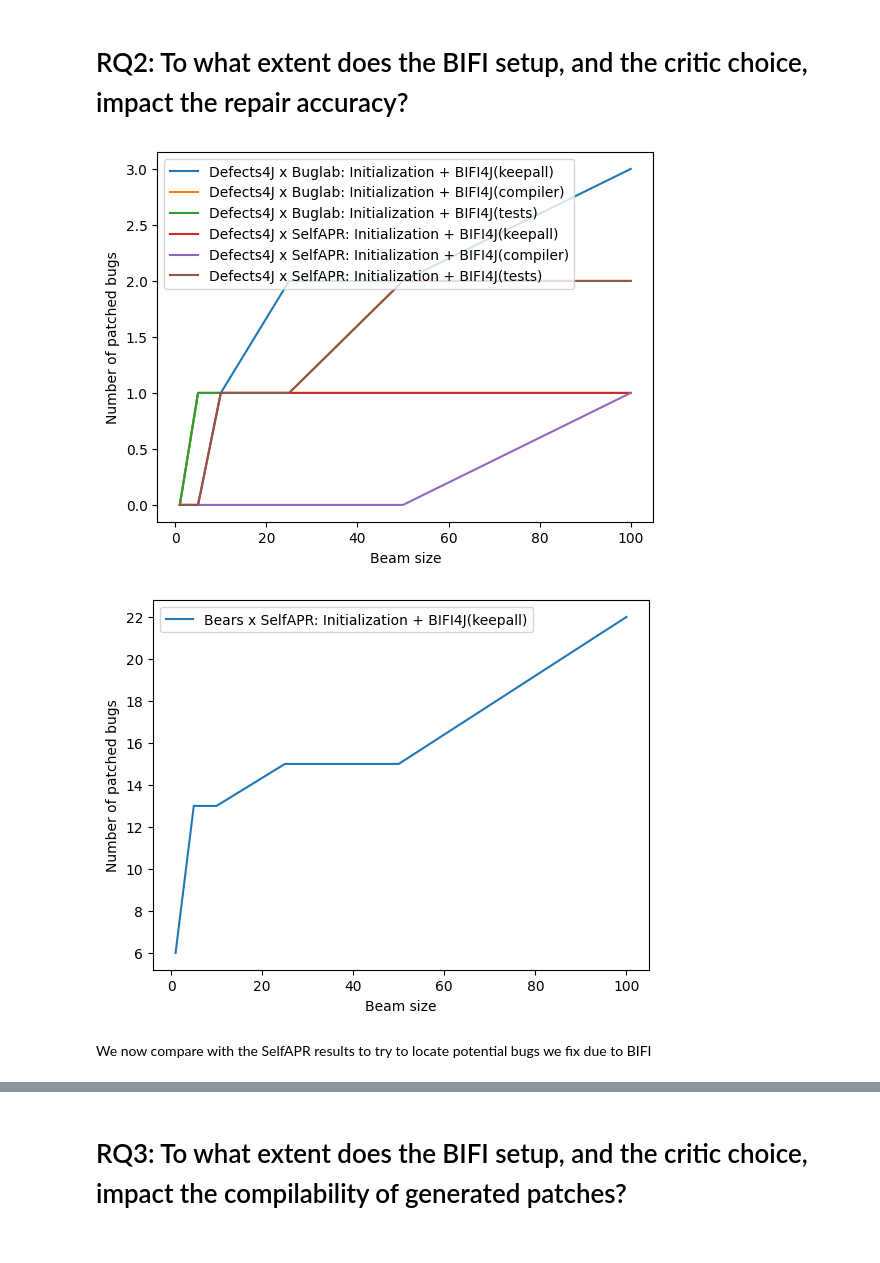
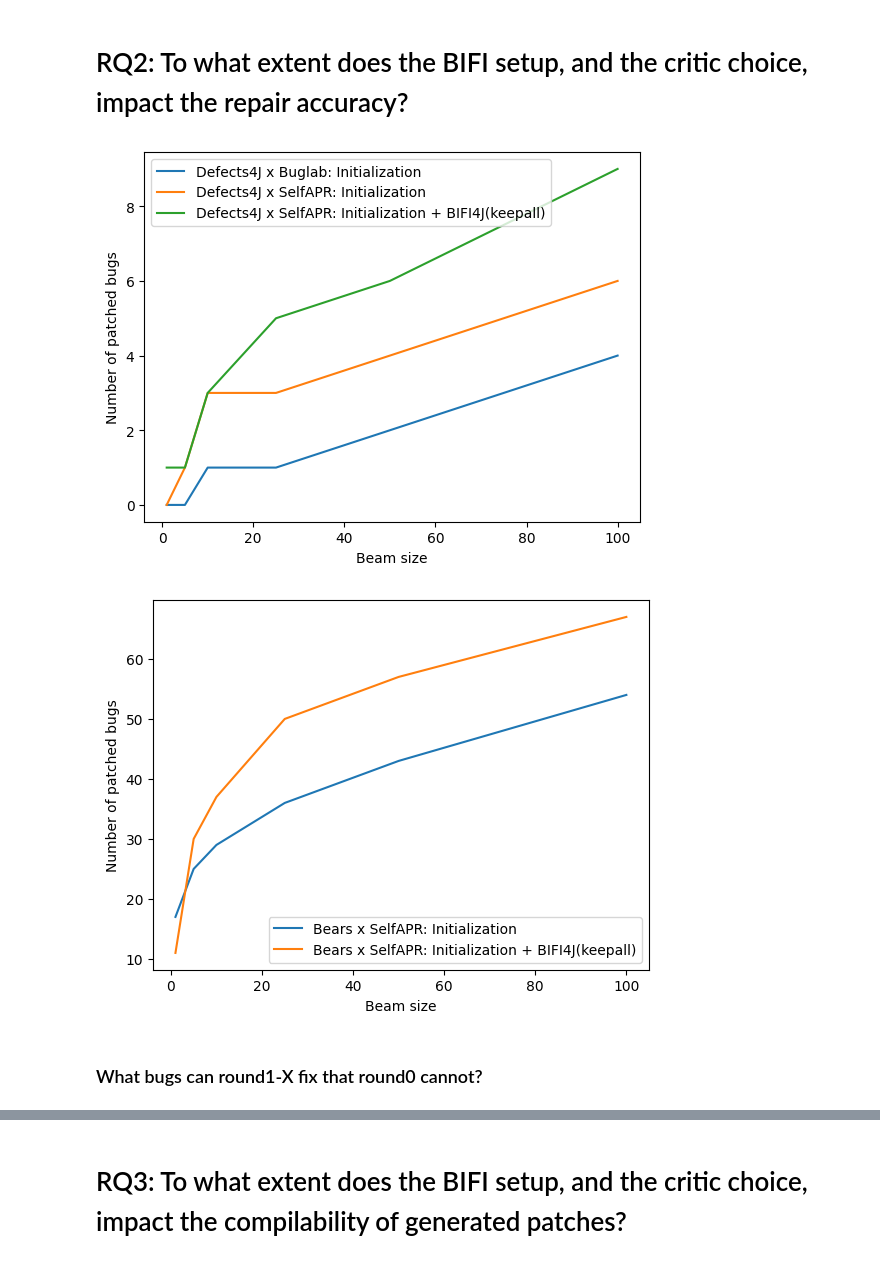
Before and after one commit to andre15silva/mufin, a Jupyter notebook: models_analysis.ipynb, the cells around one changed output, grey strips where cells are left out. Saved outputs shown, nothing was run; the diff lists cells and outputs as text; code cells hidden in the pictures.

```diff
--- a/models_analysis.ipynb
+++ b/models_analysis.ipynb
@@ -79,14 +74,12 @@ def get_number_identical(df, k):
 # %%
-def get_table_entry(model_label, rounds, cb, idb, tb, cd, idd, td):
+def get_table_entry(model_label, rounds, cb, tb, cd, td):
     return {"Model": {
                 "" :   { "" : model_label }
             },
             "Testing":{
                 "Bears Compile" : dict(zip(rounds, cb)),
-                "Bears Identical" : dict(zip(rounds, idb)),
                 "Bears Test Adequacy" : dict(zip(rounds, tb)),
                 "Defects4J Compile" : dict(zip(rounds, cd)),
-                "Defects4J Identical" : dict(zip(rounds, idd)),
                 "Defects4J Test Adequacy" : dict(zip(rounds, td))
             }
        }
@@ -126,13 +119,11 @@ for ex in experiments:
 
         read_eval = read_eval_d4j if "defects4j" in ex else read_eval_bears
         cb = [get_number_compile(read_eval(bears_path_single_hunk), k) for k in top_k] if exists(bears_path_single_hunk) else ["N/A" for _ in top_k]
-        idb = [get_number_identical(read_eval(bears_path), k) for k in top_k] if exists(bears_path) else ["N/A" for _ in top_k]
         tb = [get_number_test(read_eval(bears_path_single_hunk), k) for k in top_k] if exists(bears_path_single_hunk) else ["N/A" for _ in top_k]
         cd = [get_number_compile(read_eval(d4j_path_single_hunk), k) for k in top_k] if exists(d4j_path_single_hunk) else ["N/A" for _ in top_k]
-        idd = [get_number_identical(read_eval(d4j_path), k) for k in top_k] if exists(d4j_path) else ["N/A" for _ in top_k]
         td = [get_number_test(read_eval(d4j_path_single_hunk), k) for k in top_k] if exists(d4j_path_single_hunk) else ["N/A" for _ in top_k]
 
-        entries += [get_table_entry(get_model_label(ex, ro) , top_k, cb, idb, tb, cd, idd, td)]
+        entries += [get_table_entry(get_model_label(ex, ro) , top_k, cb, tb, cd, td)]
 # %%
 pd.set_option('display.max_columns', 27)
 pd.set_option('display.max_rows', 16)
@@ -175,17 +166,16 @@ plt.figure("bears")
 
 for ex in experiments:
     read_eval = read_eval_d4j if "defects4j" in ex else read_eval_bears
-    # TODO: replace with single hunk paths
-    bears_path = "/mnt/data/andre/mscthesis/experiments/%s/round0/fixer/eval_bears_bw_100.json" % ex
-    d4j_path = "/mnt/data/andre/mscthesis/experiments/%s/round0/fixer/eval_defects4j_bw_100.json" % ex
+    bears_path = "/mnt/data/andre/mscthesis/experiments/%s/round0/fixer/eval_single_hunk_bears_bw_100.json" % ex
+    d4j_path = "/mnt/data/andre/mscthesis/experiments/%s/round0/fixer/eval_single_hunk_defects4j_bw_100.json" % ex
 
     if exists(bears_path):
-        tb = [int(get_number_identical(read_eval(bears_path), k).split("/")[0]) for k in top_k]
+        tb = [int(get_number_test(read_eval(bears_path), k).split("/")[0]) for k in top_k]
         plt.figure("bears")
         plt.plot(top_k, tb, label=get_model_label(ex, "round0"))
 
     if exists(d4j_path):
-        td = [int(get_number_identical(read_eval(d4j_path), k).split("/")[0]) for k in top_k]
+        td = [int(get_number_test(read_eval(d4j_path), k).split("/")[0]) for k in top_k]
         plt.figure("defects4j")
         plt.plot(top_k, td, label=get_model_label(ex, "round0"))
 
@@ -221,41 +209,39 @@ plt.figure("defects4j")
 plt.figure("bears")
 
 for ex in experiments:
     read_eval = read_eval_d4j if "defects4j" in ex else read_eval_bears
     for ro in rounds:
         ro_path = ro if ro == "round0" else "%s/part2" % ro
-
-        # TODO: replace with single hunk paths
-        bears_path = "/mnt/data/andre/mscthesis/experiments/%s/%s/fixer/eval_bears_bw_100.json" % (ex, ro_path)
-        d4j_path = "/mnt/data/andre/mscthesis/experiments/%s/%s/fixer/eval_defects4j_bw_100.json" % (ex, ro_path)
+        bears_path = "/mnt/data/andre/mscthesis/experiments/%s/%s/fixer/eval_single_hunk_bears_bw_100.json" % (ex, ro_path)
+        d4j_path = "/mnt/data/andre/mscthesis/experiments/%s/%s/fixer/eval_single_hunk_defects4j_bw_100.json" % (ex, ro_path)
 
         if "defects4j" in ex:
             if exists(bears_path):
-                tb = [int(get_number_identical(read_eval(bears_path), k).split("/")[0]) for k in top_k]
+                tb = [int(get_number_test(read_eval(bears_path), k).split("/")[0]) for k in top_k]
                 plt.figure("bears")
                 plt.plot(top_k, tb, label=get_model_label(ex, ro))
 
         if "bears" in ex:
             if exists(d4j_path):
-                td = [int(get_number_identical(read_eval(d4j_path), k).split("/")[0]) for k in top_k]
+                td = [int(get_number_test(read_eval(d4j_path), k).split("/")[0]) for k in top_k]
                 plt.figure("defects4j")
                 plt.plot(top_k, td, label=get_model_label(ex, ro))
 
 plt.figure("bears")
 plt.legend()
 plt.xlabel("Beam size")
 plt.ylabel("Number of patched bugs")
 
 plt.figure("defects4j")
 plt.legend()
 plt.xlabel("Beam size")
 plt.ylabel("Number of patched bugs")
 
 plt.legend()
 plt.show()
 # %% [output]
-[figure, old version]
+[figure, new version]
-[figure, old version]
+[figure, new version]
 # %% [markdown]
-We now compare with the SelfAPR results to try to locate potential bugs we fix due to BIFI
+### What bugs can round1-X fix that round0 cannot?
 # %%
```
Also changed, not shown: parts of 6 cells of this notebook, 9 other files.
